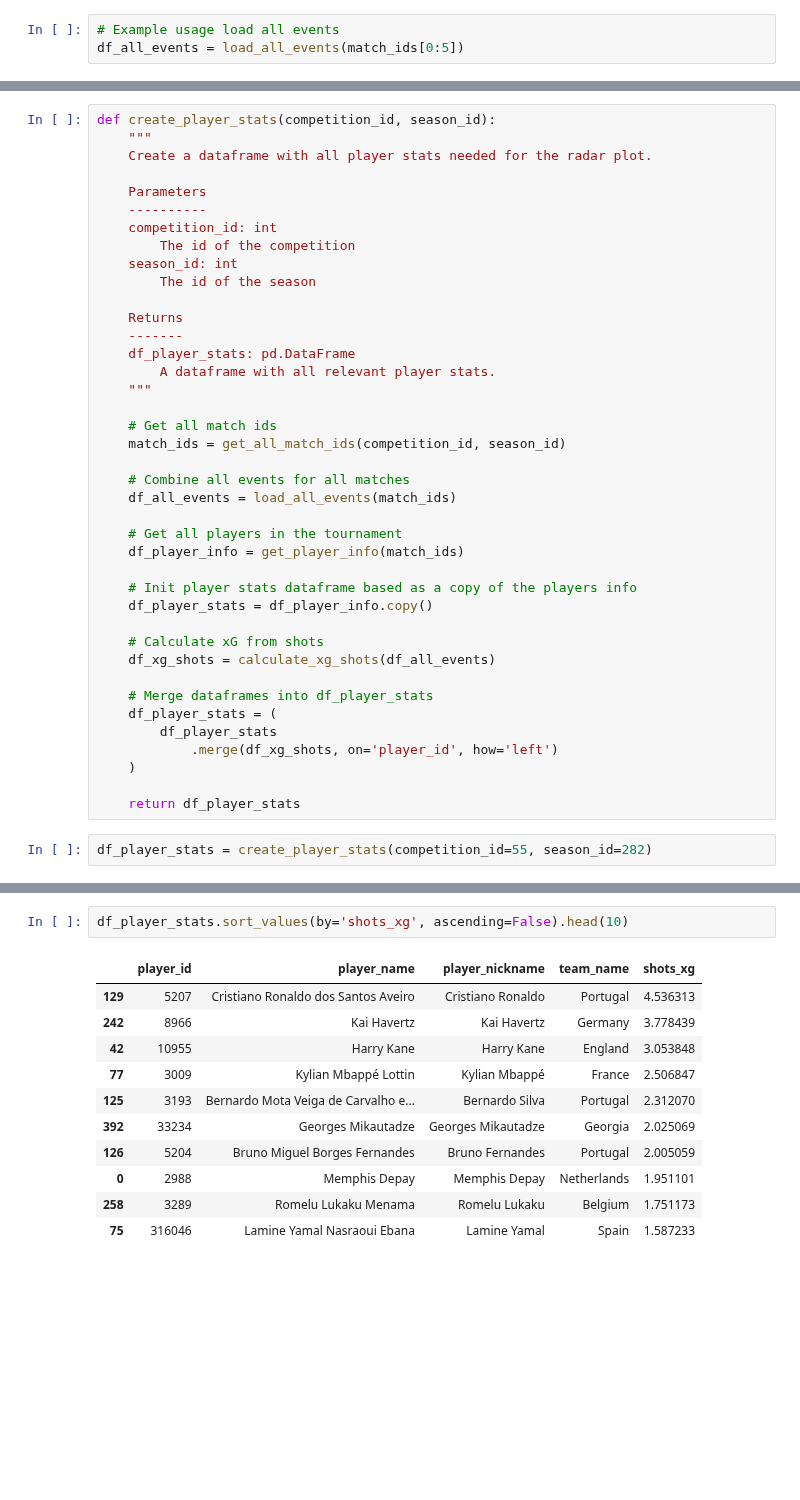
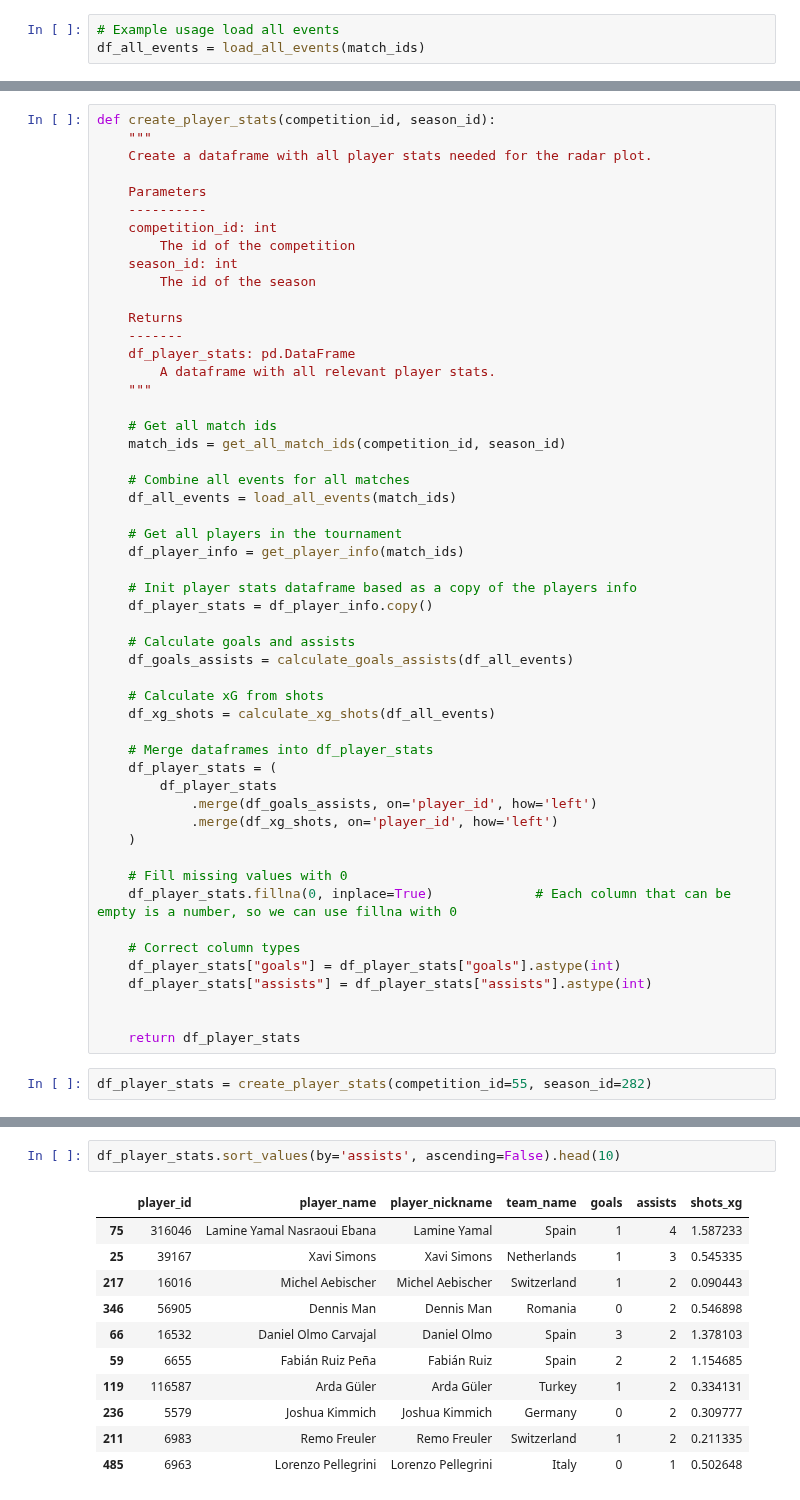
Before and after one commit to MarijnSt/soccermatics-project-1, a Jupyter notebook: radar_plot.ipynb, the cells around one changed output, grey strips where cells are left out. Saved outputs shown, nothing was run; the diff lists cells and outputs as text; blank space fills up the shorter version.

Commit message:
feat: goals and assists

```diff
--- a/radar_plot.ipynb
+++ b/radar_plot.ipynb
@@ -73,7 +73,7 @@ def load_all_events(match_ids):
     return df_all_events
 # %%
 # Example usage load all events
-df_all_events = load_all_events(match_ids[0:5])
+df_all_events = load_all_events(match_ids)
 # %%
 df_all_events.info()
 # %% [output]
@@ -230,15 +289,27 @@ def create_player_stats(competition_id, season_id):
     # Init player stats dataframe based as a copy of the players info
     df_player_stats = df_player_info.copy()
 
+    # Calculate goals and assists
+    df_goals_assists = calculate_goals_assists(df_all_events)
+
     # Calculate xG from shots
     df_xg_shots = calculate_xg_shots(df_all_events)
 
     # Merge dataframes into df_player_stats
     df_player_stats = (
         df_player_stats
+            .merge(df_goals_assists, on='player_id', how='left')
             .merge(df_xg_shots, on='player_id', how='left')
     )
 
+    # Fill missing values with 0
+    df_player_stats.fillna(0, inplace=True)             # Each column that can be empty is a number, so we can use fillna with 0
+
+    # Correct column types
+    df_player_stats["goals"] = df_player_stats["goals"].astype(int)
+    df_player_stats["assists"] = df_player_stats["assists"].astype(int)
+
+
     return df_player_stats
 # %%
 df_player_stats = create_player_stats(competition_id=55, season_id=282)
@@ -245,14 +333,14 @@ df_player_stats = create_player_stats(competition_id=55, season_id=282)
 # %%
-df_player_stats.sort_values(by='shots_xg', ascending=False).head(10)
+df_player_stats.sort_values(by='assists', ascending=False).head(10)
 # %% [output]
-|  | player_id | player_name | player_nickname | team_name | shots_xg |
-| 129 | 5207 | Cristiano Ronaldo dos Santos Aveiro | Cristiano Ronaldo | Portugal | 4.536313 |
-| 242 | 8966 | Kai Havertz | Kai Havertz | Germany | 3.778439 |
-| 42 | 10955 | Harry Kane | Harry Kane | England | 3.053848 |
-| 77 | 3009 | Kylian Mbappé Lottin | Kylian Mbappé | France | 2.506847 |
-| 125 | 3193 | Bernardo Mota Veiga de Carvalho e... | Bernardo Silva | Portugal | 2.312070 |
-| 392 | 33234 | Georges Mikautadze | Georges Mikautadze | Georgia | 2.025069 |
-| 126 | 5204 | Bruno Miguel Borges Fernandes | Bruno Fernandes | Portugal | 2.005059 |
-| 0 | 2988 | Memphis Depay | Memphis Depay | Netherlands | 1.951101 |
-| 258 | 3289 | Romelu Lukaku Menama | Romelu Lukaku | Belgium | 1.751173 |
-| 75 | 316046 | Lamine Yamal Nasraoui Ebana | Lamine Yamal | Spain | 1.587233 |
+|  | player_id | player_name | player_nickname | team_name | goals | assists | shots_xg |
+| 75 | 316046 | Lamine Yamal Nasraoui Ebana | Lamine Yamal | Spain | 1 | 4 | 1.587233 |
+| 25 | 39167 | Xavi Simons | Xavi Simons | Netherlands | 1 | 3 | 0.545335 |
+| 217 | 16016 | Michel Aebischer | Michel Aebischer | Switzerland | 1 | 2 | 0.090443 |
+| 346 | 56905 | Dennis Man | Dennis Man | Romania | 0 | 2 | 0.546898 |
+| 66 | 16532 | Daniel Olmo Carvajal | Daniel Olmo | Spain | 3 | 2 | 1.378103 |
+| 59 | 6655 | Fabián Ruiz Peña | Fabián Ruiz | Spain | 2 | 2 | 1.154685 |
+| 119 | 116587 | Arda Güler | Arda Güler | Turkey | 1 | 2 | 0.334131 |
+| 236 | 5579 | Joshua Kimmich | Joshua Kimmich | Germany | 0 | 2 | 0.309777 |
+| 211 | 6983 | Remo Freuler | Remo Freuler | Switzerland | 1 | 2 | 0.211335 |
+| 485 | 6963 | Lorenzo Pellegrini | Lorenzo Pellegrini | Italy | 0 | 1 | 0.502648 |
```
Also changed, not shown: parts of 7 cells of this notebook.
